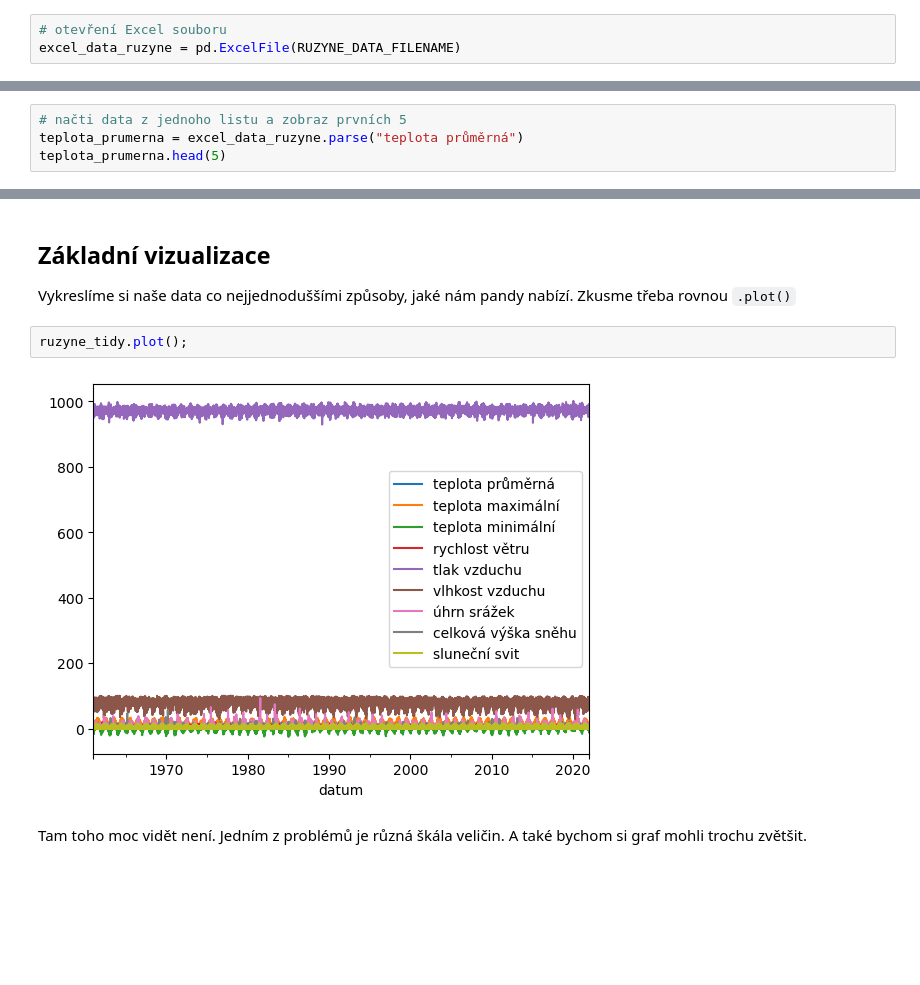
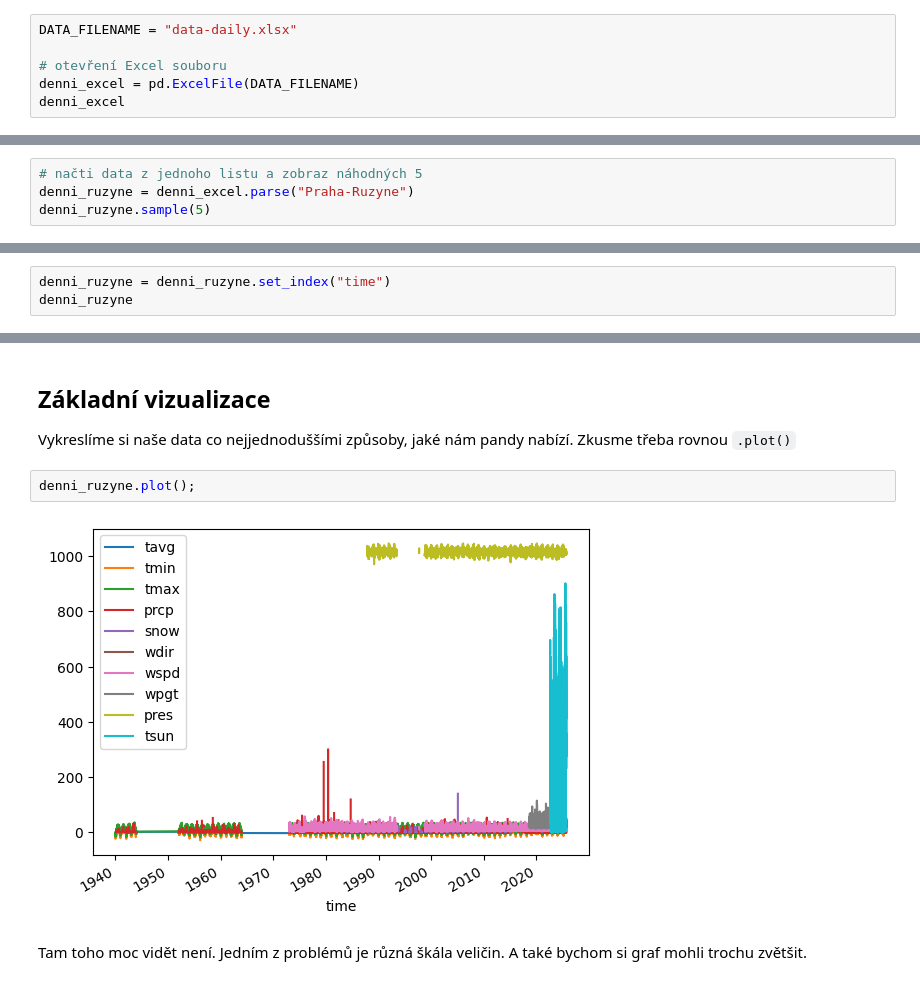
Before and after one commit to PyDataCZ/pyladies-kurz, a Jupyter notebook: lessons/pydata/eda-univariate-timeseries/index.ipynb, the cells around one changed output, grey strips where cells are left out. Drawn from its saved outputs; the diff is of its cells as text; blank space fills up the shorter version.

```diff
--- a/lessons/pydata/eda-univariate-timeseries/index.ipynb
+++ b/lessons/pydata/eda-univariate-timeseries/index.ipynb
@@ -63,3 +36,6 @@ Data jsou v souboru P1PRUZ01.xlsx
 # %%
+DATA_FILENAME = "data-daily.xlsx"
+
 # otevření Excel souboru
-excel_data_ruzyne = pd.ExcelFile(RUZYNE_DATA_FILENAME)
+denni_excel = pd.ExcelFile(DATA_FILENAME)
+denni_excel
@@ -81,7 +50,7 @@ excel_data_ruzyne.sheet_names
 # %% [markdown]
 Zatím jsme žádná data nenačetli (nemáme žádný `DataFrame` s daty ze souboru). Data načte ve formě `DataFrame` až metoda [`parse`](https://pandas.pydata.org/pandas-docs/stable/reference/api/pandas.ExcelFile.parse.html#pandas.ExcelFile.parse).
 # %%
-# načti data z jednoho listu a zobraz prvních 5
-teplota_prumerna = excel_data_ruzyne.parse("teplota průměrná")
-teplota_prumerna.head(5)
+# načti data z jednoho listu a zobraz náhodných 5
+denni_ruzyne = denni_excel.parse("Praha-Ruzyne")
+denni_ruzyne.sample(5)
 # %% [output]
@@ -273,0 +99,3 @@ ladies_times = ["12. 9. 2020 18:00", "19. 9. 2020 18:00", "26. 9. 2020 18:00"]
+# %%
+denni_ruzyne = denni_ruzyne.set_index("time")
+denni_ruzyne
@@ -575,9 +357,9 @@ ruzyne_tidy.loc[
 
 Vykreslíme si naše data co nejjednoduššími způsoby, jaké nám pandy nabízí. Zkusme třeba rovnou `.plot()`
 # %%
-ruzyne_tidy.plot();
+denni_ruzyne.plot();
 # %% [output]
-[figure, old version]
+[figure, new version]
 # %% [markdown]
 Tam toho moc vidět není. Jedním z problémů je různá škála veličin. A také bychom si graf mohli trochu zvětšit.
 # %%
```
Also changed, not shown: parts of 90 cells of this notebook.
